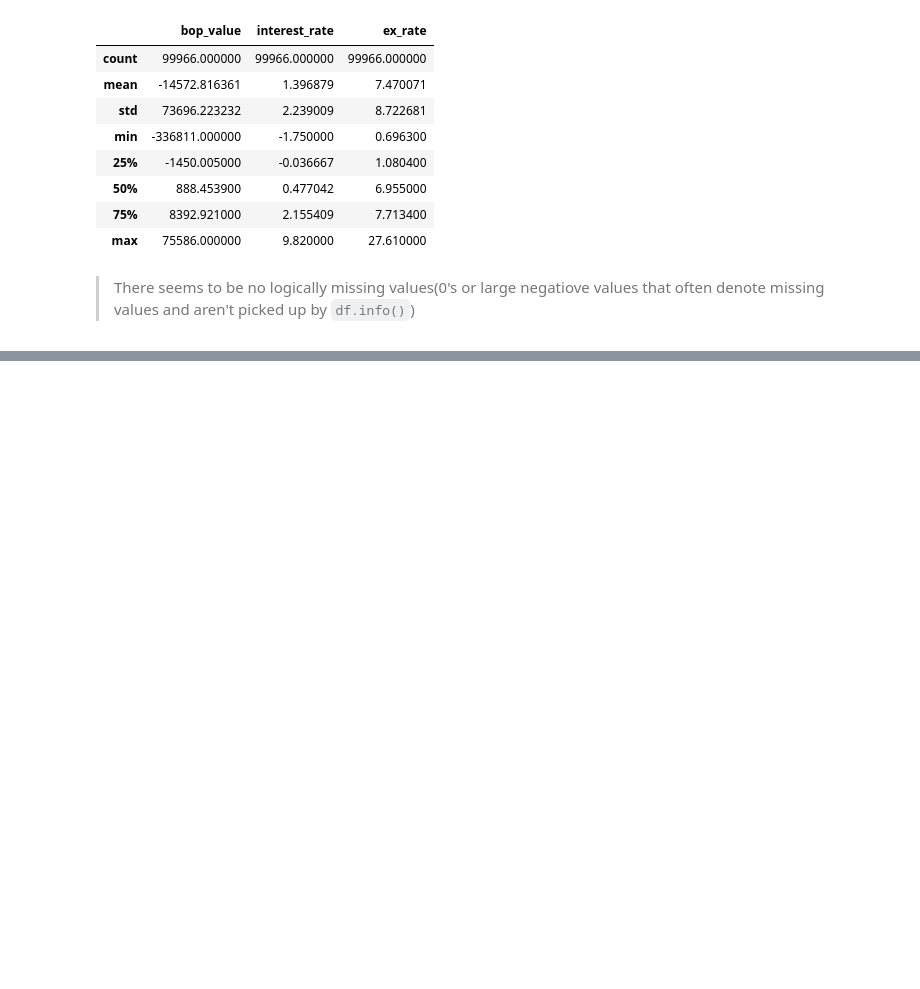
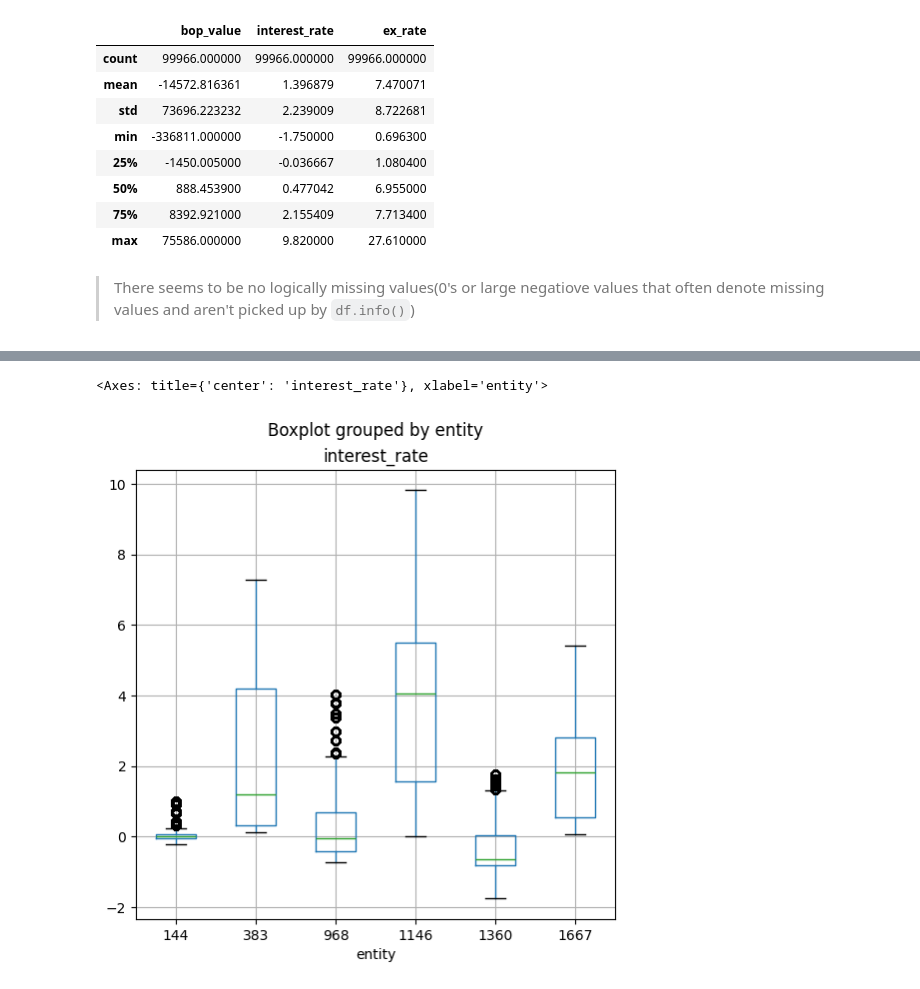
Before and after one commit to lukasjanusauskas/forex, a Jupyter notebook: notebooks/eda.ipynb, the cells around one changed output, grey strips where cells are left out. Cells and saved outputs as stored; diff of their text form; code cells hidden in the pictures; blank space fills up the shorter version.

```diff
--- a/notebooks/eda.ipynb
+++ b/notebooks/eda.ipynb
@@ -90,0 +77,5 @@ False
+# %%
+df.boxplot(by = 'entity', column = ['interest_rate'])
+# %% [output]
+<Axes: title={'center': 'interest_rate'}, xlabel='entity'>
+[figure, added]
```
Also changed, not shown: parts of 30 cells of this notebook, 1 other file.
